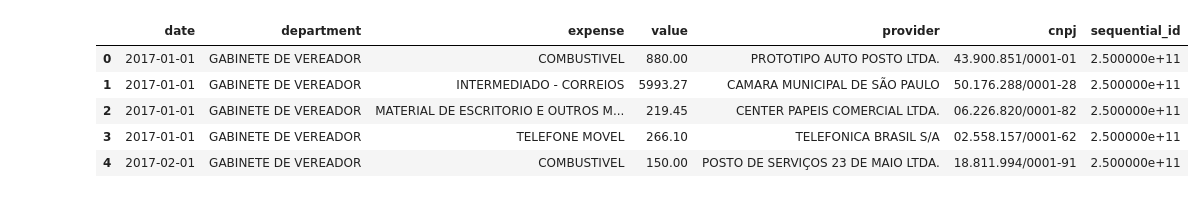
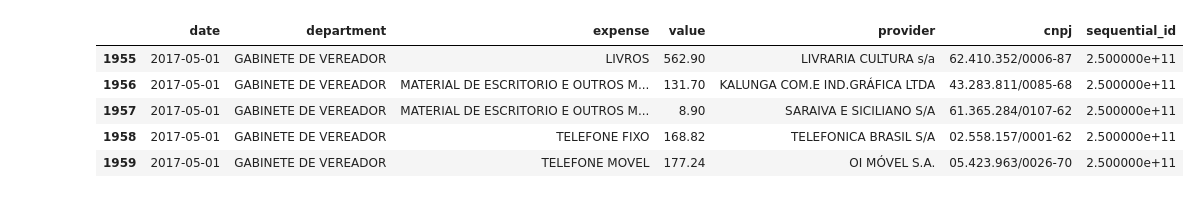
Before and after one commit to novelo-io/atlas, a Jupyter notebook: atlas/notebooks/2017-04-01 expenses.ipynb, the cells around one changed output. Cells and saved outputs as stored; diff of their text form; code cells hidden in the pictures.

Commit message:
salários de junho e despesas na camara em maio

```diff
--- a/atlas/notebooks/2017-04-01 expenses.ipynb
+++ b/atlas/notebooks/2017-04-01 expenses.ipynb
@@ -20,7 +20,7 @@ seqs['name'] = seqs.name.replace('REGINALDO TRIPOLI', 'REGINALDO TRÍPOLI')
 seqs['name'] = seqs.name.replace('ZÉ TURIN', 'ZÉ TURIM')
 # %%
 xmls = []
-xmls.append('http://www2.camara.sp.gov.br/sisgv/Arquivos/201705.XML')
+xmls.append('http://www2.camara.sp.gov.br/sisgv/Arquivos/201707.XML')
 # %%
 lista_gastos=[]
 for link in xmls:
@@ -68,14 +68,14 @@ df = df.rename(columns={
     'CNPJ': 'cnpj',
 })
 # %%
-df.head()
+df.tail()
 # %% [output]
 |  | date | department | expense | value | provider | cnpj | sequential_id |
-| 0 | 2017-01-01 | GABINETE DE VEREADOR | COMBUSTIVEL | 880.00 | PROTOTIPO AUTO POSTO LTDA. | 43.900.851/0001-01 | 2.500000e+11 |
-| 1 | 2017-01-01 | GABINETE DE VEREADOR | INTERMEDIADO - CORREIOS | 5993.27 | CAMARA MUNICIPAL DE SÃO PAULO | 50.176.288/0001-28 | 2.500000e+11 |
-| 2 | 2017-01-01 | GABINETE DE VEREADOR | MATERIAL DE ESCRITORIO E OUTROS M... | 219.45 | CENTER PAPEIS COMERCIAL LTDA. | 06.226.820/0001-82 | 2.500000e+11 |
-| 3 | 2017-01-01 | GABINETE DE VEREADOR | TELEFONE MOVEL | 266.10 | TELEFONICA BRASIL S/A | 02.558.157/0001-62 | 2.500000e+11 |
-| 4 | 2017-02-01 | GABINETE DE VEREADOR | COMBUSTIVEL | 150.00 | POSTO DE SERVIÇOS 23 DE MAIO LTDA. | 18.811.994/0001-91 | 2.500000e+11 |
+| 1955 | 2017-05-01 | GABINETE DE VEREADOR | LIVROS | 562.90 | LIVRARIA CULTURA s/a | 62.410.352/0006-87 | 2.500000e+11 |
+| 1956 | 2017-05-01 | GABINETE DE VEREADOR | MATERIAL DE ESCRITORIO E OUTROS M... | 131.70 | KALUNGA COM.E IND.GRÁFICA LTDA | 43.283.811/0085-68 | 2.500000e+11 |
+| 1957 | 2017-05-01 | GABINETE DE VEREADOR | MATERIAL DE ESCRITORIO E OUTROS M... | 8.90 | SARAIVA E SICILIANO S/A | 61.365.284/0107-62 | 2.500000e+11 |
+| 1958 | 2017-05-01 | GABINETE DE VEREADOR | TELEFONE FIXO | 168.82 | TELEFONICA BRASIL S/A | 02.558.157/0001-62 | 2.500000e+11 |
+| 1959 | 2017-05-01 | GABINETE DE VEREADOR | TELEFONE MOVEL | 177.24 | OI MÓVEL S.A. | 05.423.963/0026-70 | 2.500000e+11 |
 # %%
 today = datetime.date.today()
 df.to_csv(f"../data/{today}-expenses.csv", index=False)
```
Also changed, not shown: 7 other files.
